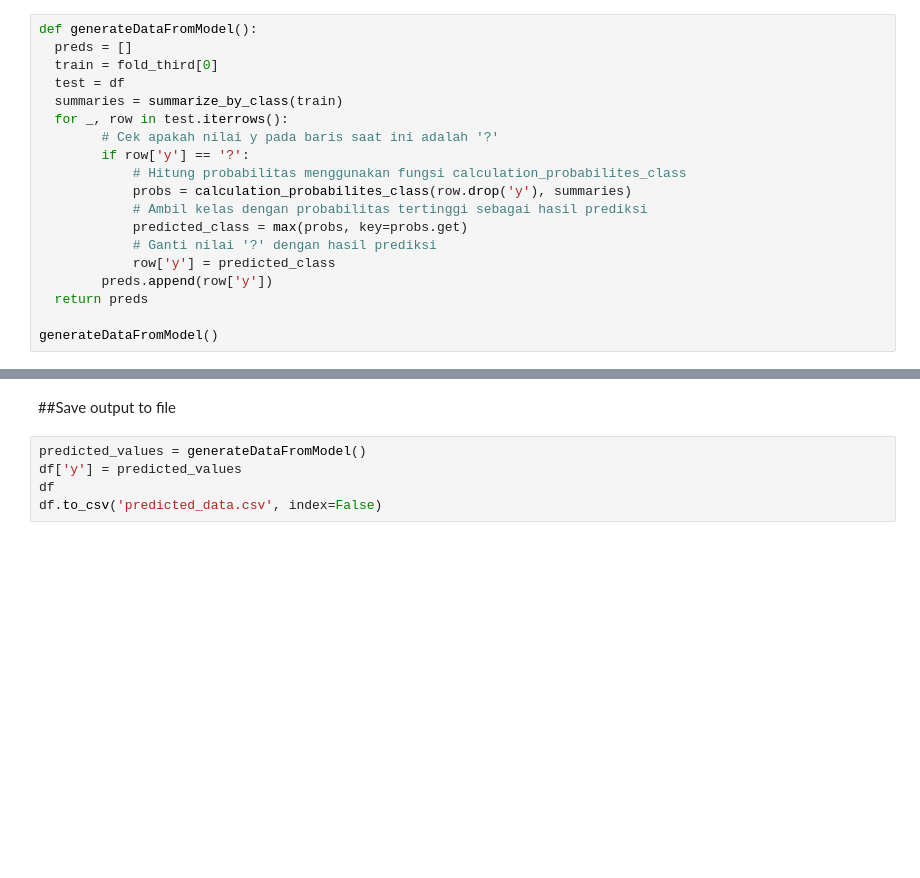
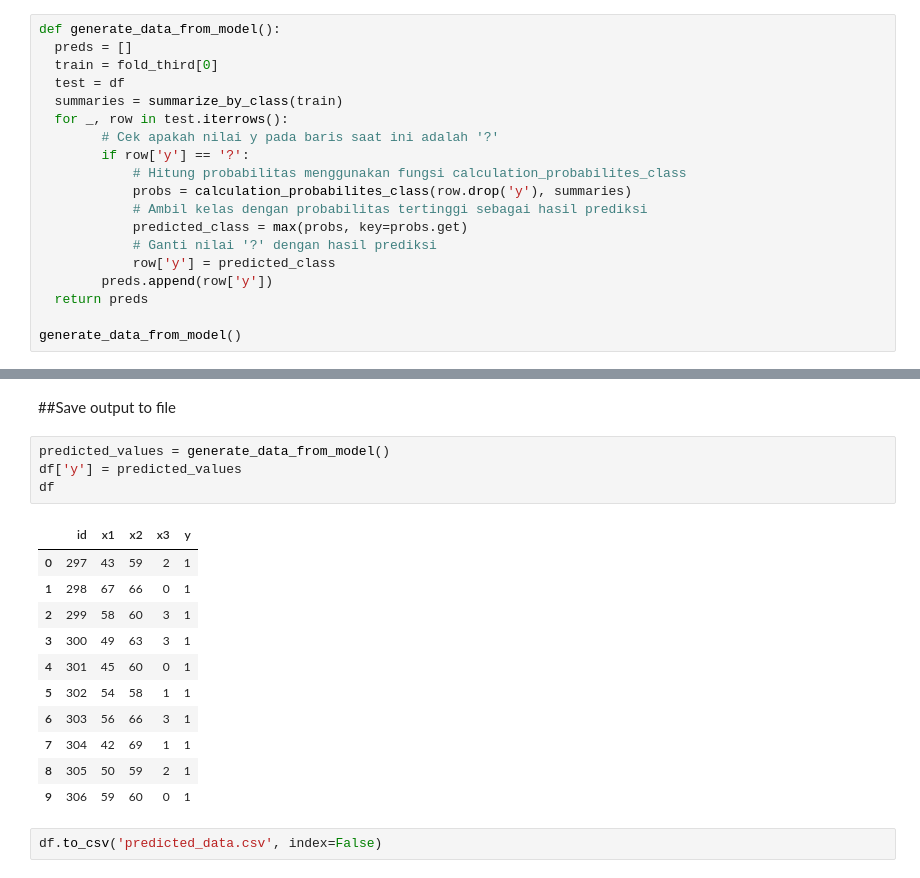
Before and after one commit to satriadhm/naive-bayes-binary-classification, a Jupyter notebook: NaiveBayesClassification.ipynb, the cells around one changed output, grey strips where cells are left out. Drawn from its saved outputs; the diff is of its cells as text; blank space fills up the shorter version.

```diff
--- a/NaiveBayesClassification.ipynb
+++ b/NaiveBayesClassification.ipynb
@@ -232,7 +237,7 @@ df
 | 8 | 50 | 59 | 2 | ? |
 | 9 | 59 | 60 | 0 | ? |
 # %%
-def generateDataFromModel():
+def generate_data_from_model():
   preds = []
   train = fold_third[0]
   test = df
@@ -249,13 +254,26 @@ def generateDataFromModel():
         preds.append(row['y'])
   return preds
 
-generateDataFromModel()
+generate_data_from_model()
 # %% [output]
 [1, 1, 1, 1, 1, 1, 1, 1, 1, 1]
 # %% [markdown]
 ##Save output to file
 # %%
-predicted_values = generateDataFromModel()
+predicted_values = generate_data_from_model()
 df['y'] = predicted_values
 df
-df.to_csv('predicted_data.csv', index=False)
+# %% [output]
+|  | id | x1 | x2 | x3 | y |
+| 0 | 297 | 43 | 59 | 2 | 1 |
+| 1 | 298 | 67 | 66 | 0 | 1 |
+| 2 | 299 | 58 | 60 | 3 | 1 |
+| 3 | 300 | 49 | 63 | 3 | 1 |
+| 4 | 301 | 45 | 60 | 0 | 1 |
+| 5 | 302 | 54 | 58 | 1 | 1 |
+| 6 | 303 | 56 | 66 | 3 | 1 |
+| 7 | 304 | 42 | 69 | 1 | 1 |
+| 8 | 305 | 50 | 59 | 2 | 1 |
+| 9 | 306 | 59 | 60 | 0 | 1 |
+# %%
+df.to_csv('predicted_data.csv', index=False)
```
Also changed, not shown: parts of 2 cells of this notebook, 2 other files.
